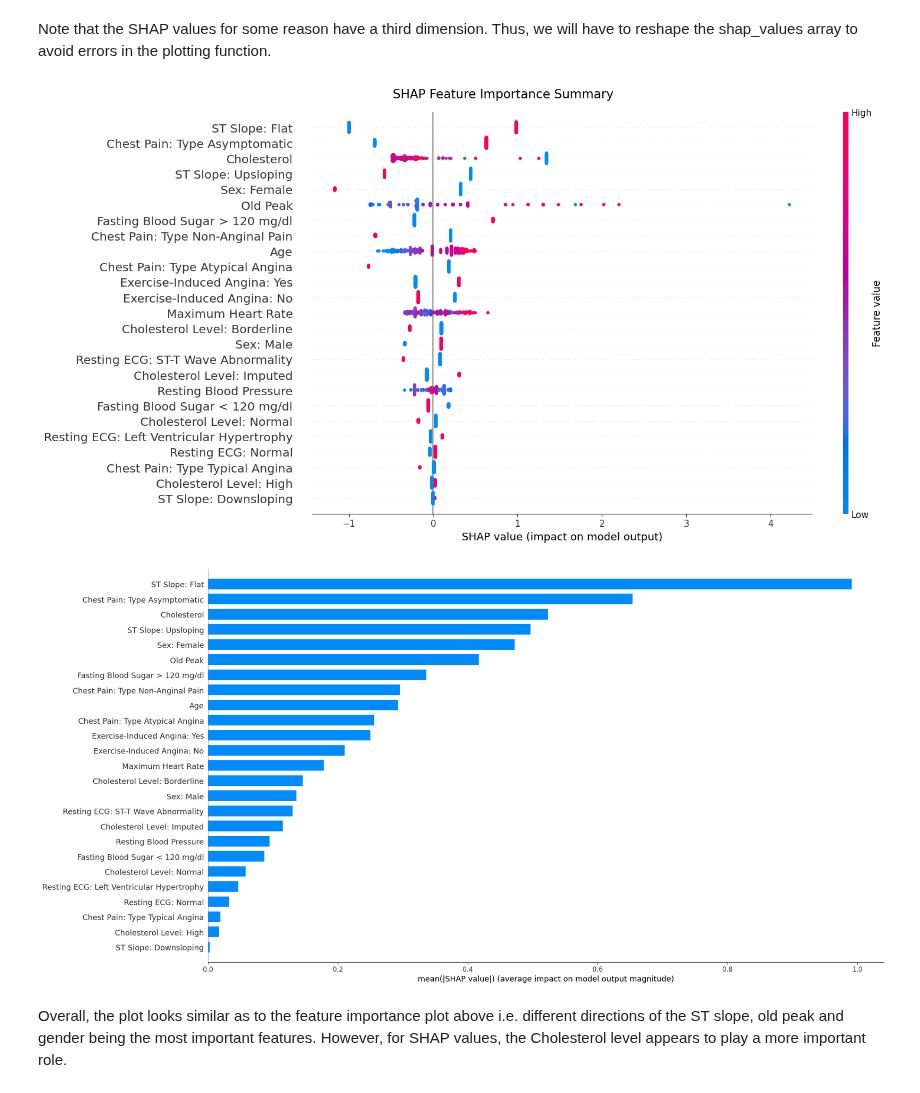
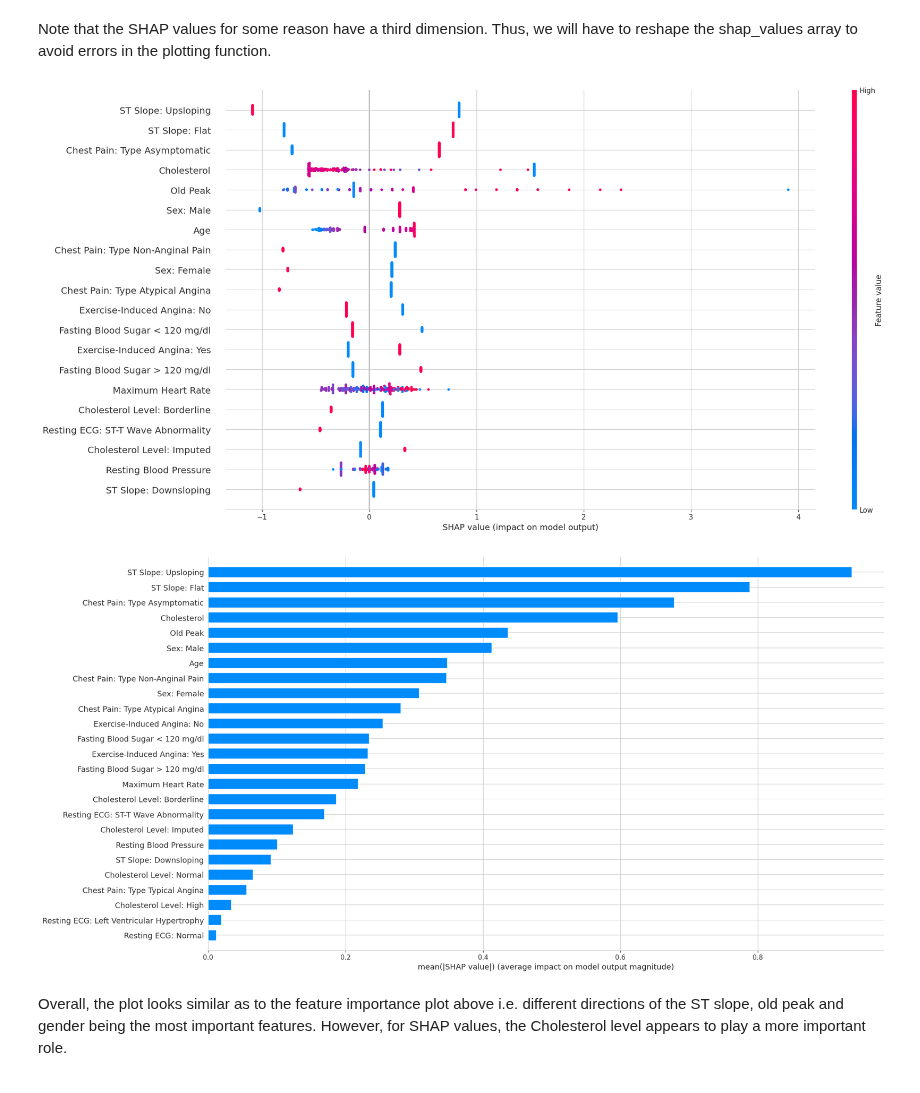
Before and after one commit to JHSchlegel/ML4Healthcare, a Jupyter notebook: project1/task1/neural_additive_model/experiments.ipynb, the cells around one changed output. Cells and saved outputs as stored; diff of their text form; code cells hidden in the pictures.

```diff
--- a/project1/task1/neural_additive_model/experiments.ipynb
+++ b/project1/task1/neural_additive_model/experiments.ipynb
@@ -5,6 +5,8 @@ import pandas as pd
 import numpy as np
 import matplotlib.pyplot as plt
 import matplotlib
+import seaborn as sns
+sns.set_style("whitegrid")
 
 from tqdm import tqdm
 
@@ -55,7 +57,7 @@ WITHIN_FEATURE_DROPOUT = 0.4
 FEATURE_DROPOUT = 0.0
 
 # number of models to train in the multiple models section
-N_MODELS = 20
+N_MODELS = 100
 
 LEARNING_RATE = 0.003
 
@@ -593,21 +598,20 @@ Note that the SHAP values for some reason have a third dimension. Thus, we will
 # %%
 # create dataframe for plotting
 X_test_preprocessed_df = pd.DataFrame(X_test_preprocessed, columns=names_cleaned)
 
 plt.figure()
-plt.suptitle("SHAP Feature Importance Summary", fontsize=15)
+# plt.suptitle("SHAP Feature Importance Summary", fontsize=15)
 shap.summary_plot(
     shap_values.reshape(-1, X_test_preprocessed_df.shape[1]),
     X_test_preprocessed_df,
     plot_type="dot",
-    plot_size=[15, 8],
-    max_display=25, # show all features
+    plot_size=[20, 10],
     show=False
 )
 plt.yticks(fontsize="x-large")
-plt.savefig("nam_shap_beeswarm.pdf",format = "pdf", bbox_inches = "tight")
+plt.savefig("nam_shap_beeswarm.png",format = "png", bbox_inches = "tight")
 # %% [output]
-[figure, old version]
+[figure, new version]
 # %%
 shap.summary_plot(
     shap_values.reshape(-1, X_test_preprocessed_df.shape[1]),
@@ -620,6 +624,6 @@ shap.summary_plot(
 
 plt.savefig("nam_shap_bar.pdf",format = "pdf")
 # %% [output]
-[figure, old version]
+[figure, new version]
 # %% [markdown]
 Overall, the plot looks similar as to the feature importance plot above i.e. different directions of the ST slope, old peak and gender being the most important features. However, for SHAP values, the Cholesterol level appears to play a more important role.
```
Also changed, not shown: parts of 8 cells of this notebook, 3 other files.
